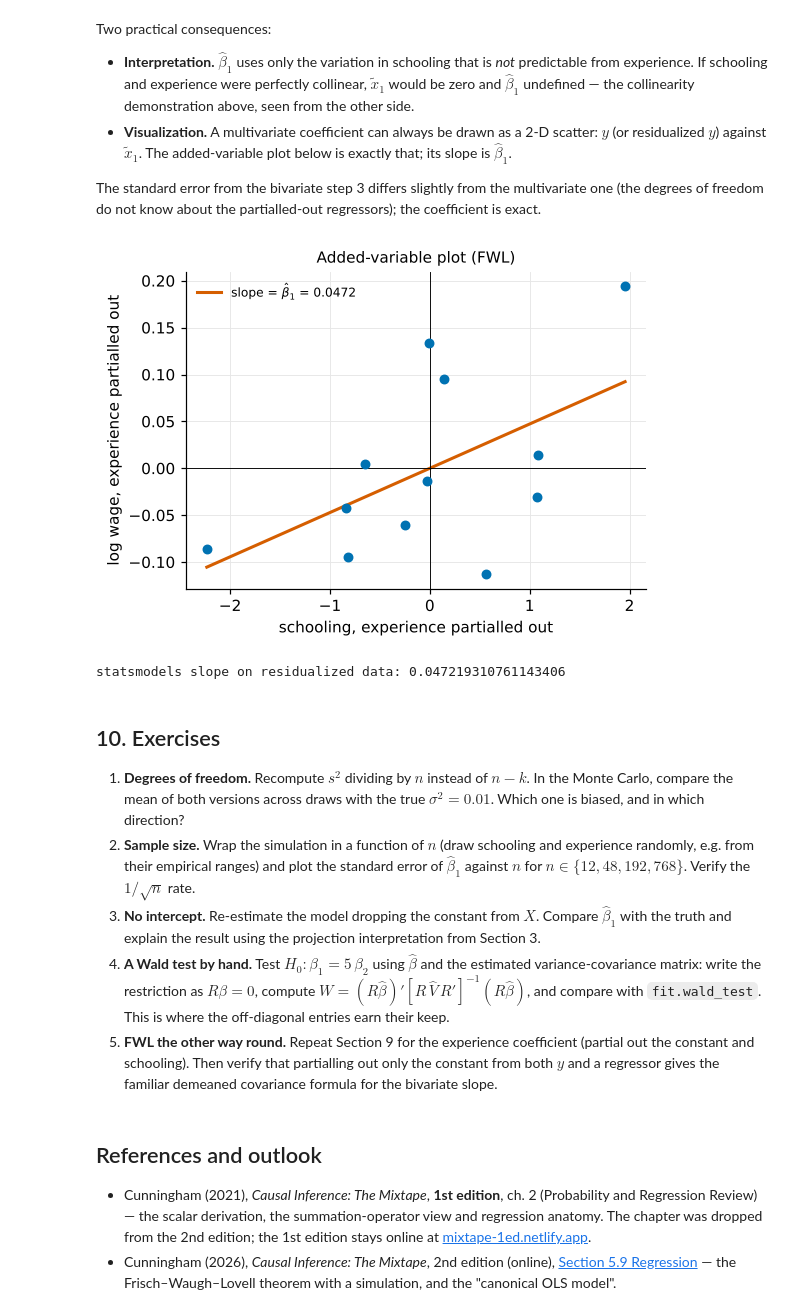
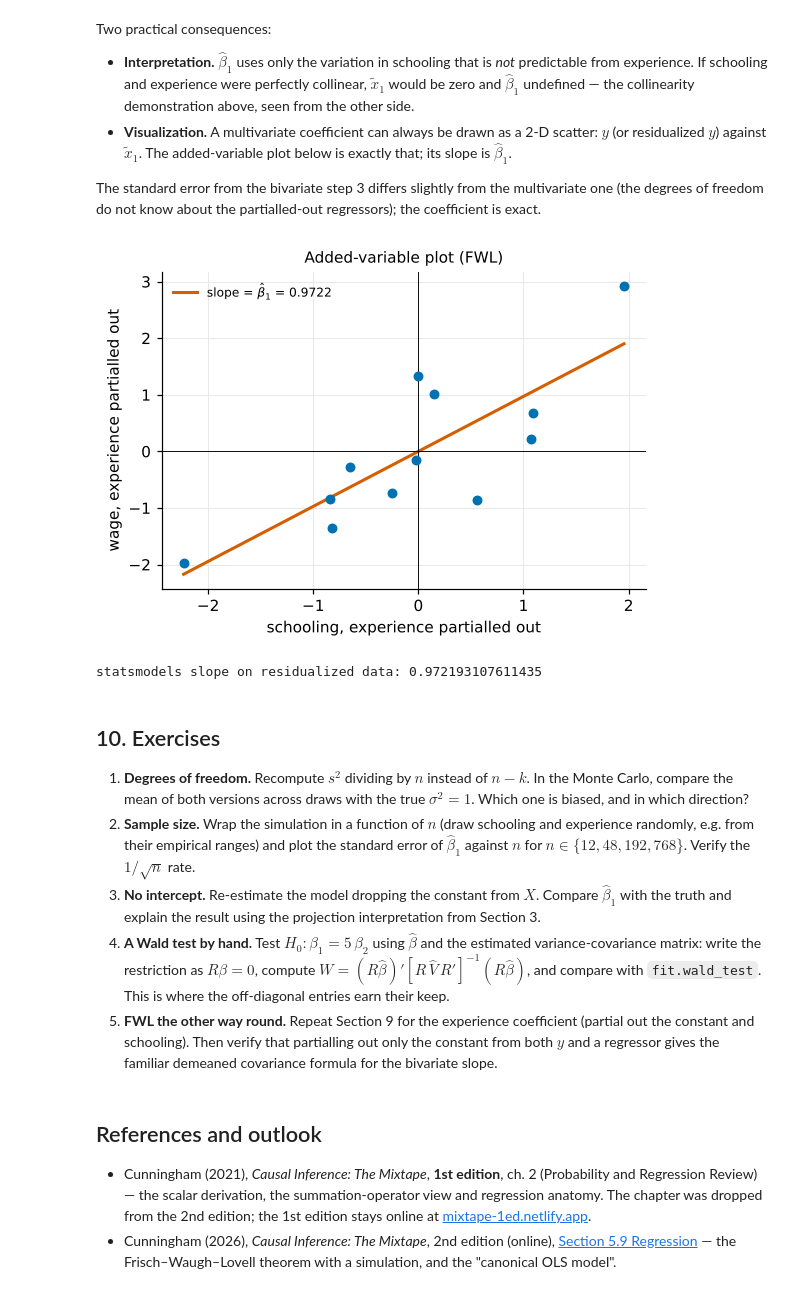
Before and after one commit to felixnoth/metrics-cgde, a Jupyter notebook: session-01-ols/ols_by_matrix_algebra.ipynb, the cells around one changed output. Saved outputs shown, nothing was run; the diff lists cells and outputs as text; code cells hidden in the pictures.

Commit message:
Session 1: wage in levels instead of logs

```diff
--- a/session-01-ols/ols_by_matrix_algebra.ipynb
+++ b/session-01-ols/ols_by_matrix_algebra.ipynb
@@ -58,15 +59,15 @@ here — this is the mechanics of the estimator. $n = 12$ is chosen so every
 matrix fits on the screen.
 # %%
 n = 12
-beta_true = np.array([1.20, 0.07, 0.012])
-sigma_true = 0.10
+beta_true = np.array([4.0, 1.2, 0.25])
+sigma_true = 1.0
 
 schooling  = np.array([10, 11, 12, 12, 13, 14, 15, 16, 16, 17, 18, 18], dtype=float)
 experience = np.array([28, 22, 25, 14, 18, 12, 15,  6, 10,  4,  2,  8], dtype=float)
 
 eps = rng.normal(0.0, sigma_true, size=n)
-log_wage = beta_true[0] + beta_true[1] * schooling + beta_true[2] * experience + eps
+wage = beta_true[0] + beta_true[1] * schooling + beta_true[2] * experience + eps
 
-df = pd.DataFrame({"schooling": schooling, "experience": experience, "log_wage": log_wage})
+df = pd.DataFrame({"schooling": schooling, "experience": experience, "wage": wage})
 df
 # %% [output]
@@ -89,7 +90,7 @@ regressors. Keep the dimensions in your head at all times — most matrix-algebr
 mistakes are dimension mistakes.
 # %%
 X = np.column_stack([np.ones(n), schooling, experience])   # n x k
-y = log_wage                                               # n x 1 (numpy: shape (n,))
+y = wage                                                   # n x 1 (numpy: shape (n,))
 k = X.shape[1]
 names = ["const", "schooling", "experience"]
 
@@ -475,30 +476,30 @@ regressors); the coefficient is exact.
 # %%
 y_tilde = M2 @ y                                           # y with experience partialled out
 
 fig, ax = plt.subplots(figsize=(5.2, 3.8))
 ax.scatter(x1_tilde, y_tilde, color=BLUE, s=30, zorder=3)
 grid = np.linspace(x1_tilde.min(), x1_tilde.max(), 50)
 ax.plot(grid, beta1_fwl * grid, color=VERMILLION, lw=2,
         label=fr"slope = $\hat\beta_1$ = {beta1_fwl:.4f}")
 ax.axhline(0, color="black", lw=0.6); ax.axvline(0, color="black", lw=0.6)
 ax.set_xlabel("schooling, experience partialled out")
-ax.set_ylabel("log wage, experience partialled out")
+ax.set_ylabel("wage, experience partialled out")
 ax.set_title("Added-variable plot (FWL)", fontsize=10)
 ax.legend(frameon=False, fontsize=8)
 plt.tight_layout(); plt.show()
 
 # cross-check: statsmodels' own partial regression slope
 fit2 = sm.OLS(y_tilde, x1_tilde).fit()
 print("statsmodels slope on residualized data:", fit2.params[0])
 # %% [output]
-[figure, old version]
+[figure, new version]
-statsmodels slope on residualized data: 0.047219310761143406
+statsmodels slope on residualized data: 0.972193107611435
 # %% [markdown]
 ## 10. Exercises
 
 1. **Degrees of freedom.** Recompute $s^2$ dividing by $n$ instead of $n - k$.
    In the Monte Carlo, compare the mean of both versions across draws with the
-   true $\sigma^2 = 0.01$. Which one is biased, and in which direction?
+   true $\sigma^2 = 1$. Which one is biased, and in which direction?
 2. **Sample size.** Wrap the simulation in a function of $n$ (draw schooling
    and experience randomly, e.g. from their empirical ranges) and plot the
    standard error of $\hat\beta_1$ against $n$ for
```
Also changed, not shown: parts of 14 cells of this notebook.
